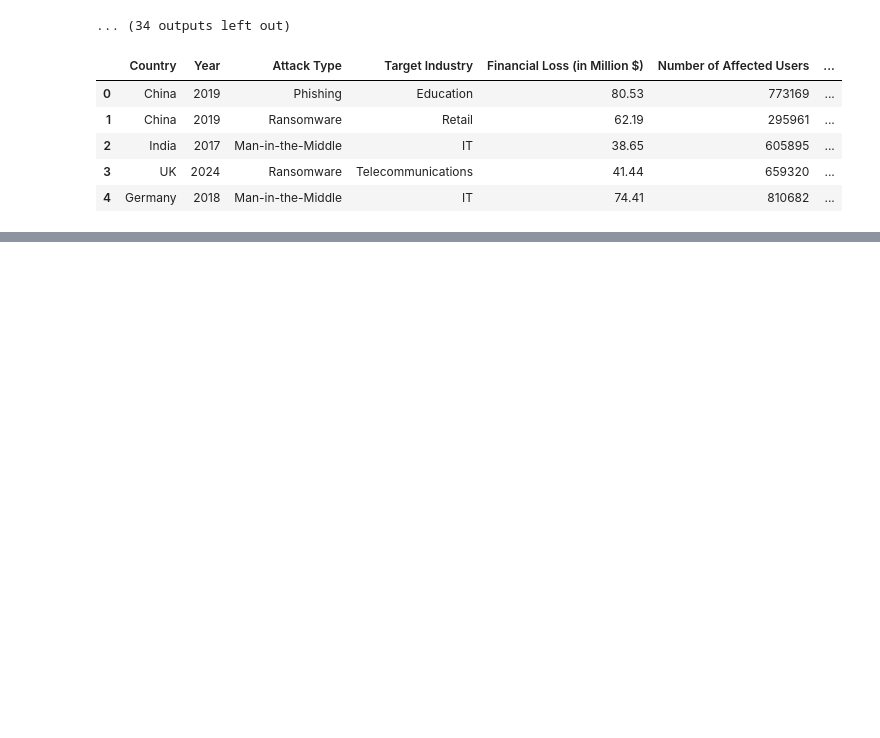
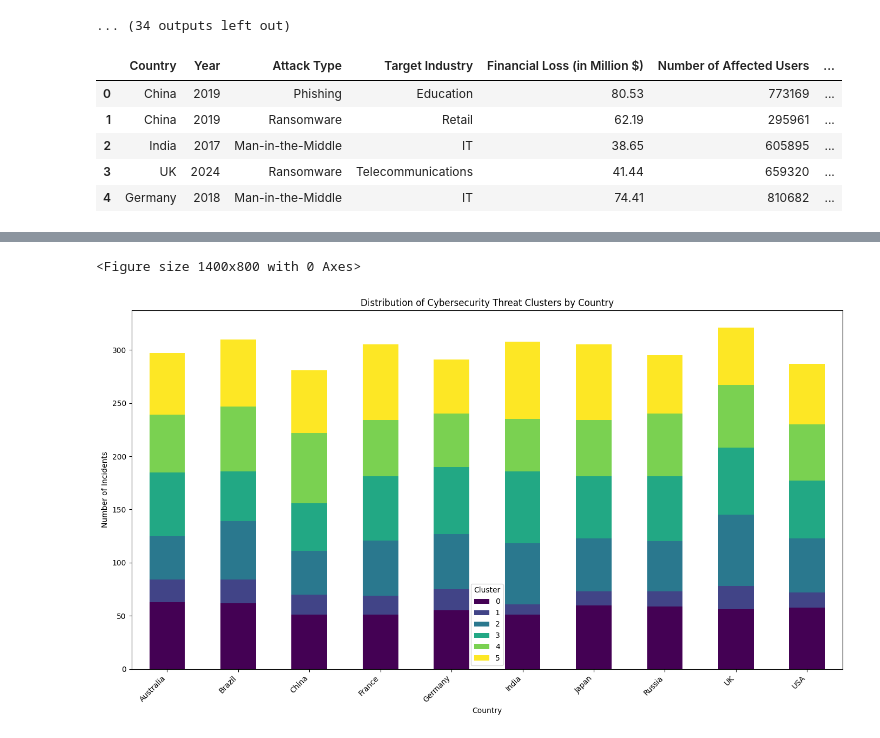
Before and after one commit to Yash26-hub/Cybersecurity-NLP-Analysis-, a Jupyter notebook: Untitled0.ipynb, the cells around one changed output, grey strips where cells are left out. Drawn from its saved outputs; the diff is of its cells as text; code cells hidden in the pictures; blank space fills up the shorter version.

```diff
--- a/Untitled0.ipynb
+++ b/Untitled0.ipynb
@@ -233,0 +241,24 @@ display(analysis_df.head())
+# %%
+import matplotlib.pyplot as plt
+import seaborn as sns
+import pandas as pd
+
+# Ensure analysis_df is loaded
+analysis_df = pd.read_csv('Analysis_Results.csv')
+
+# Calculate the count of each cluster per country
+country_cluster_counts = analysis_df.groupby(['Country', 'cluster']).size().unstack(fill_value=0)
+
+# Plotting a stacked bar chart
+fig = plt.figure(figsize=(14, 8))
+country_cluster_counts.plot(kind='bar', stacked=True, cmap='viridis', figsize=(14, 8))
+plt.title('Distribution of Cybersecurity Threat Clusters by Country')
+plt.xlabel('Country')
+plt.ylabel('Number of Incidents')
+plt.xticks(rotation=45, ha='right')
+plt.legend(title='Cluster')
+plt.tight_layout()
+plt.show()
+# %% [output]
+<Figure size 1400x800 with 0 Axes>
+[figure, added]
```
Also changed, not shown: parts of 2 cells of this notebook.
